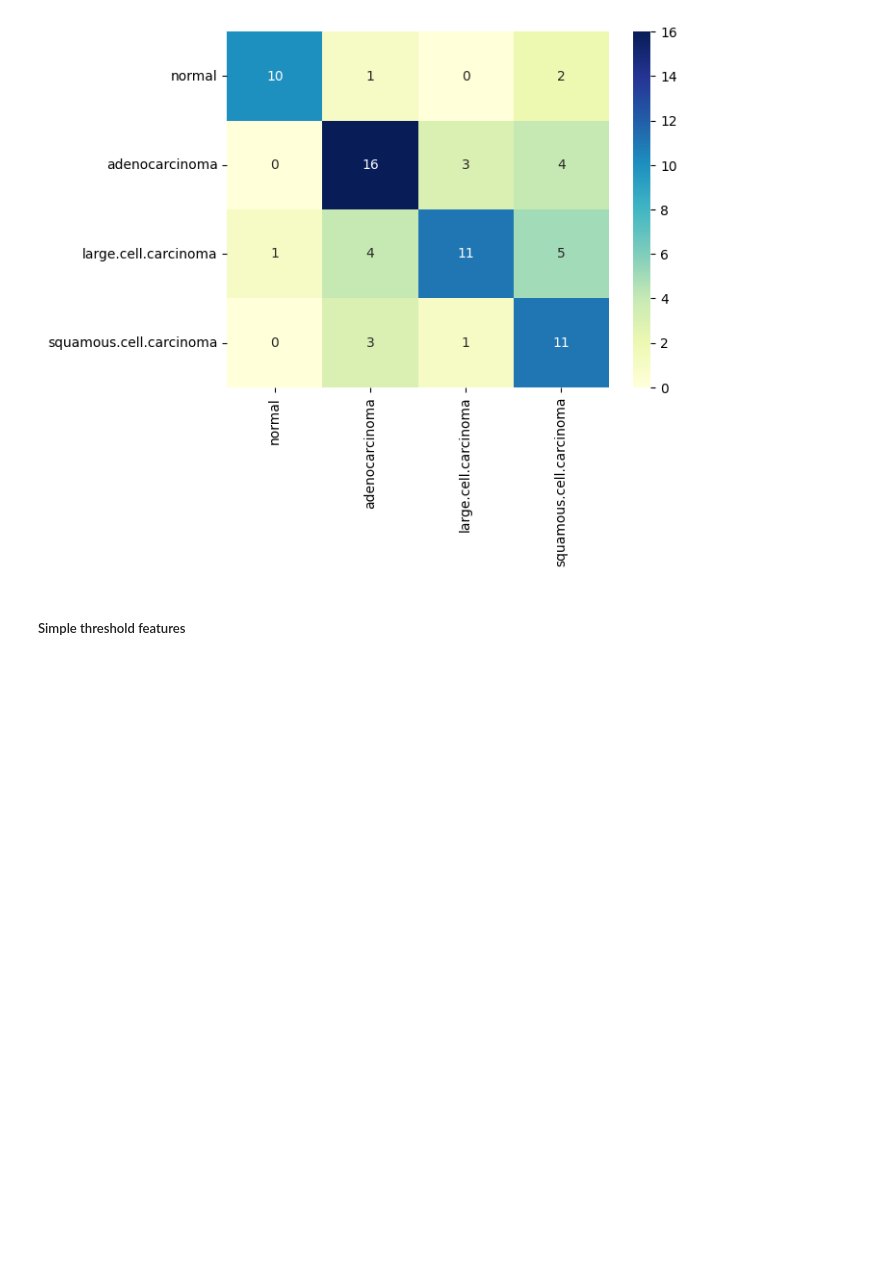
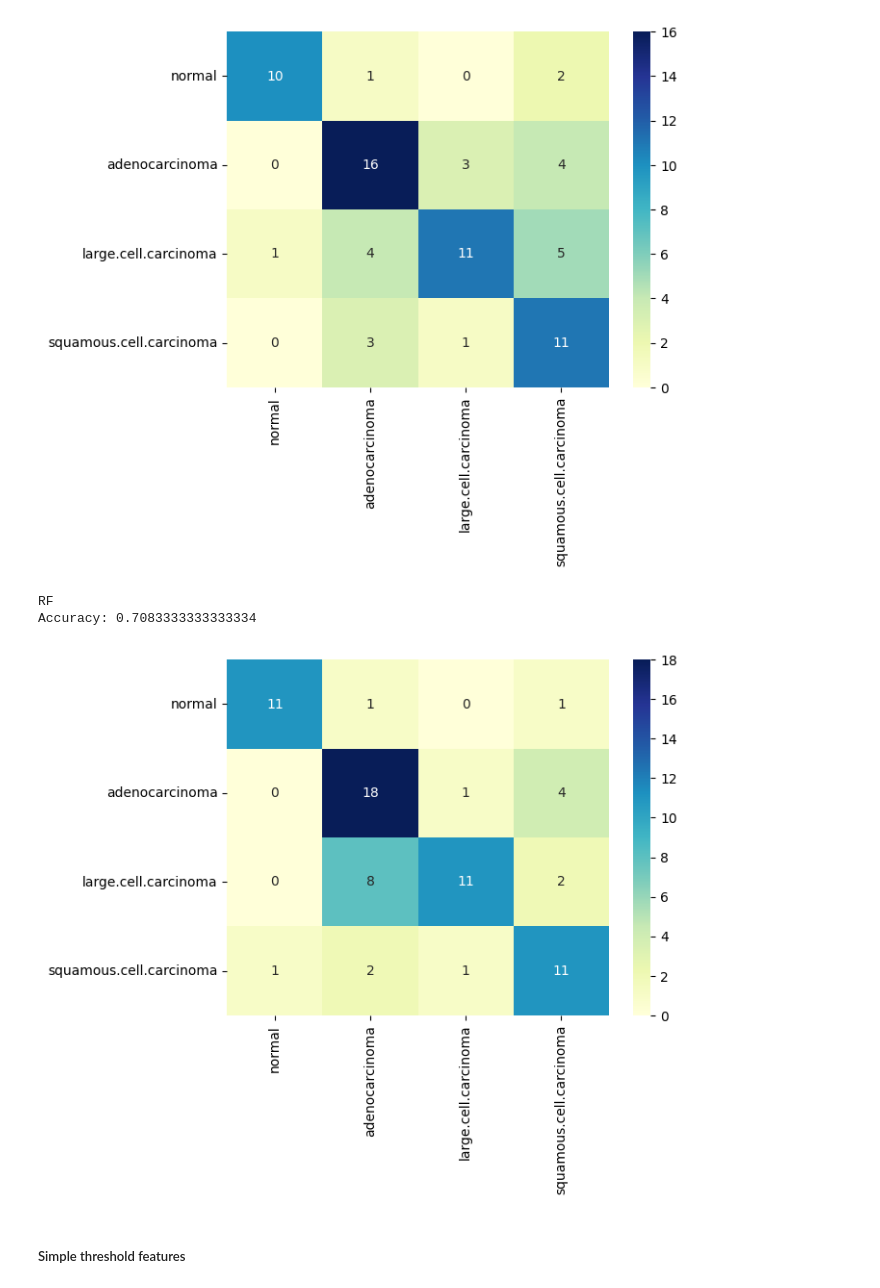
Before and after one commit to zacharyzimm/mids-281-final-project, a Jupyter notebook: Experiments.ipynb, the cells around one changed output. Cells and saved outputs as stored; diff of their text form; code cells hidden in the pictures; blank space fills up the shorter version.

```diff
--- a/Experiments.ipynb
+++ b/Experiments.ipynb
@@ -106,6 +106,14 @@ plot_confusion_matrix(valid_labels, sobel_preds)
 SVM
 Accuracy: 0.6666666666666666
 [figure]
+# %%
+print("RF")
+sobel_preds = classify_rf(X_train, train_labels, X_val, valid_labels)
+plot_confusion_matrix(valid_labels, sobel_preds)
+# %% [output]
+RF
+Accuracy: 0.7083333333333334
+[figure, added]
 # %% [markdown]
 ##### Simple threshold features
 # %%
```
Also changed, not shown: parts of 10 cells of this notebook, 2 other files.
